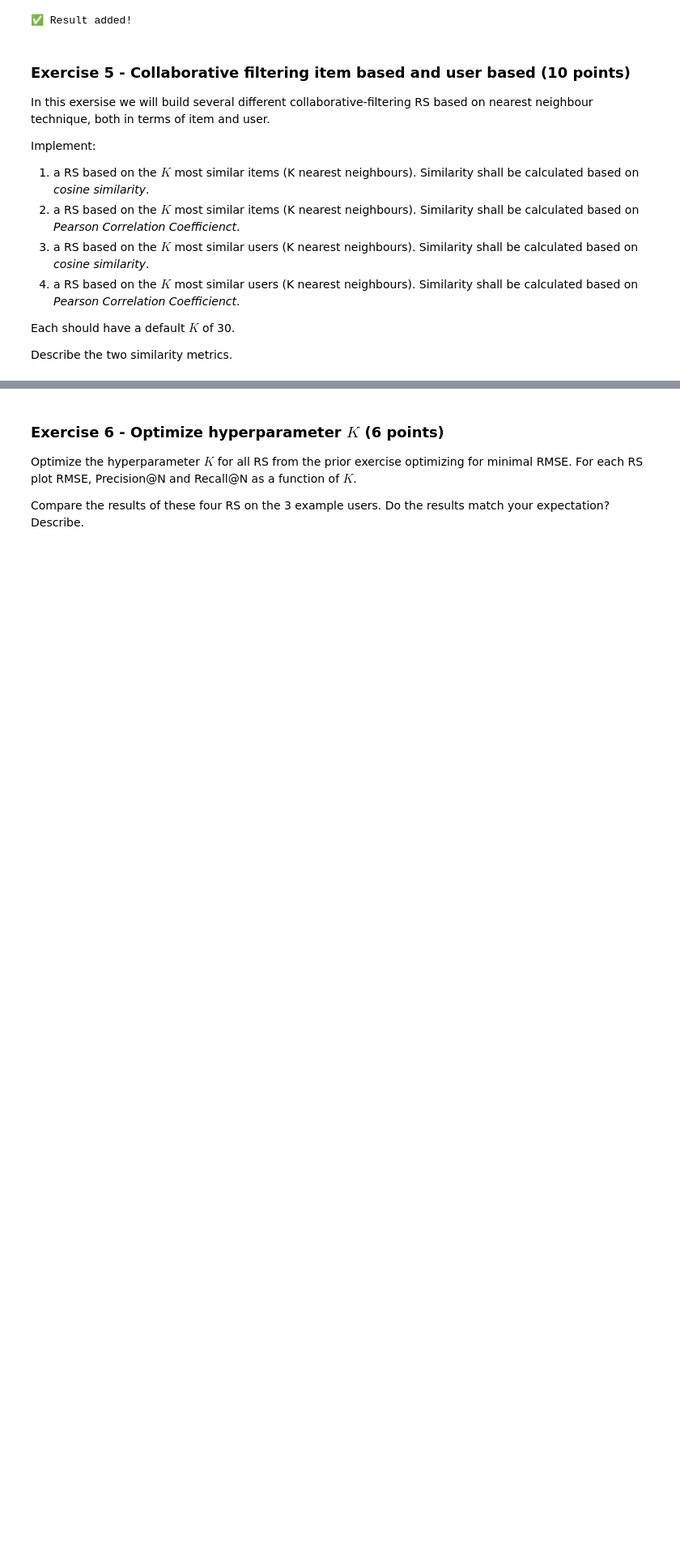
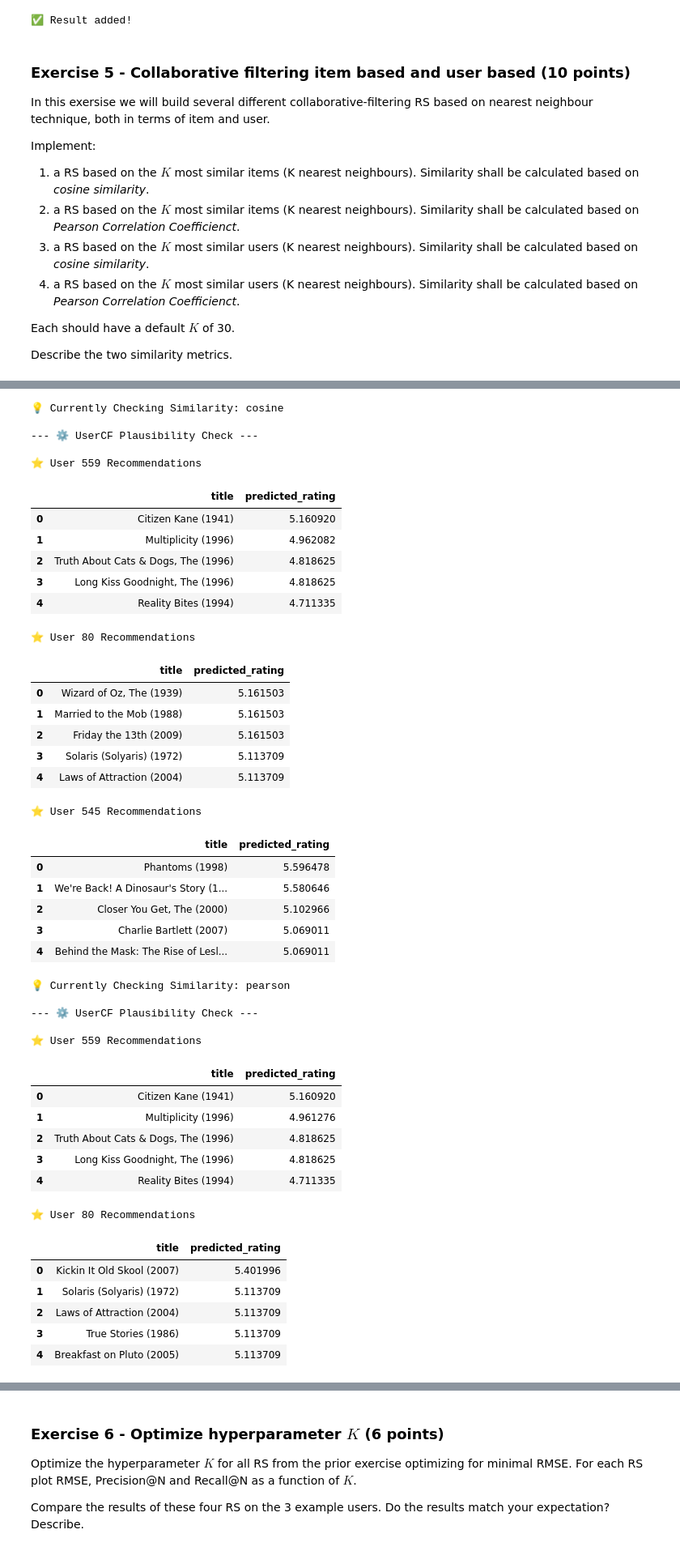
Before and after one commit to okaynils/fhnw-ds-rsy, a Jupyter notebook: MiniChallenge/RSY_ MiniChallenge_FS24.ipynb, the cells around one changed output, grey strips where cells are left out. Shown at 81% size. Drawn from its saved outputs; the diff is of its cells as text; code cells hidden in the pictures; blank space fills up the shorter version.

```diff
--- a/MiniChallenge/RSY_ MiniChallenge_FS24.ipynb
+++ b/MiniChallenge/RSY_ MiniChallenge_FS24.ipynb
@@ -1185,8 +1236,0 @@ Best Average Recall@K: 0.6862
-# %%
-user_cf = UserBasedCF_Cosine(K=30)
-user_cf.fit(user_item_matrix.values)
-
-user_id = [0, 1, 2, 3]
-movie_id = [0, 1, 2, 3]
-
-user_cf.predict(0, 1)
@@ -1195,8 +1236,0 @@ user_cf.predict(0, 1)
-# %%
-user_cf = UserBasedCF_Cosine(K=30)
-user_cf.fit(user_item_matrix.values)
-
-user_id = 1
-item_id = 1
-
-user_cf.predict(1, 1)
@@ -1261,13 +1236,0 @@ user_cf_pearson.predict(user_id, item_id)
-# %%
-# get top ratings for userbased pearson
-user_ids = [1, 50, 100]
-
-for user_id in user_ids:
-    recommendations = []
-    for item_id in range(1, user_item_matrix.shape[1] + 1):
-        if np.isnan(user_item_matrix[user_id - 1, item_id - 1]):
-            user_item_matrix[user_id - 1, item_id - 1] = user_cf_pearson.predict(user_id, item_id)
-
-        print(user_cf_pearson.predict(user_id, item_id)
-    print(f" - User {user_id} Recommendations")
-    print(recommendations)
@@ -1285,0 +1237,51 @@ for user_id in user_ids:
+# %%
+for sim in ['cosine', 'pearson']:
+    print(f'💡 Currently Checking Similarity: {sim}\n')
+    user_cf = UserCF(K=30, similarity=sim)
+    user_cf.fit(user_item_matrix.values)
+
+    plausibility_check(user_cf, n_recs=5, n_users=3)
+# %% [output]
+💡 Currently Checking Similarity: cosine
+
+--- ⚙️ UserCF Plausibility Check ---
+
+⭐ User 559 Recommendations
+|  | title | predicted_rating |
+| 0 | Citizen Kane (1941) | 5.160920 |
+| 1 | Multiplicity (1996) | 4.962082 |
+| 2 | Truth About Cats & Dogs, The (1996) | 4.818625 |
+| 3 | Long Kiss Goodnight, The (1996) | 4.818625 |
+| 4 | Reality Bites (1994) | 4.711335 |
+⭐ User 80 Recommendations
+|  | title | predicted_rating |
+| 0 | Wizard of Oz, The (1939) | 5.161503 |
+| 1 | Married to the Mob (1988) | 5.161503 |
+| 2 | Friday the 13th (2009) | 5.161503 |
+| 3 | Solaris (Solyaris) (1972) | 5.113709 |
+| 4 | Laws of Attraction (2004) | 5.113709 |
+⭐ User 545 Recommendations
+|  | title | predicted_rating |
+| 0 | Phantoms (1998) | 5.596478 |
+| 1 | We're Back! A Dinosaur's Story (1... | 5.580646 |
+| 2 | Closer You Get, The (2000) | 5.102966 |
+| 3 | Charlie Bartlett (2007) | 5.069011 |
+| 4 | Behind the Mask: The Rise of Lesl... | 5.069011 |
+💡 Currently Checking Similarity: pearson
+
+--- ⚙️ UserCF Plausibility Check ---
+
+⭐ User 559 Recommendations
+|  | title | predicted_rating |
+| 0 | Citizen Kane (1941) | 5.160920 |
+| 1 | Multiplicity (1996) | 4.961276 |
+| 2 | Truth About Cats & Dogs, The (1996) | 4.818625 |
+| 3 | Long Kiss Goodnight, The (1996) | 4.818625 |
+| 4 | Reality Bites (1994) | 4.711335 |
+⭐ User 80 Recommendations
+|  | title | predicted_rating |
+| 0 | Kickin It Old Skool (2007) | 5.401996 |
+| 1 | Solaris (Solyaris) (1972) | 5.113709 |
+| 2 | Laws of Attraction (2004) | 5.113709 |
+| 3 | True Stories (1986) | 5.113709 |
+| 4 | Breakfast on Pluto (2005) | 5.113709 |
```
Also changed, not shown: parts of 36 cells of this notebook.
